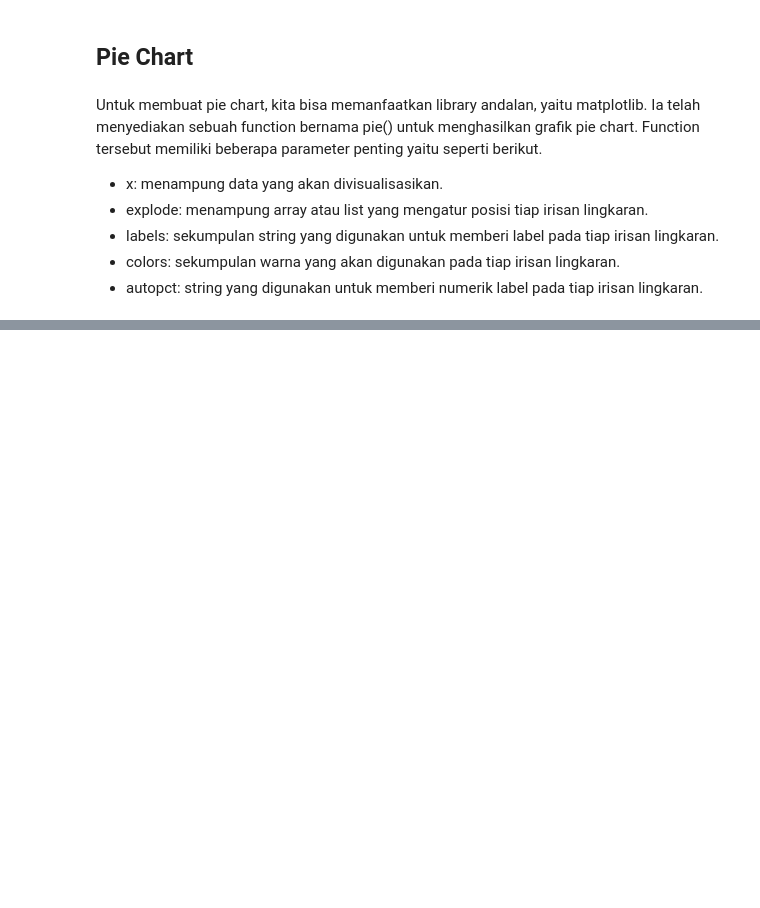
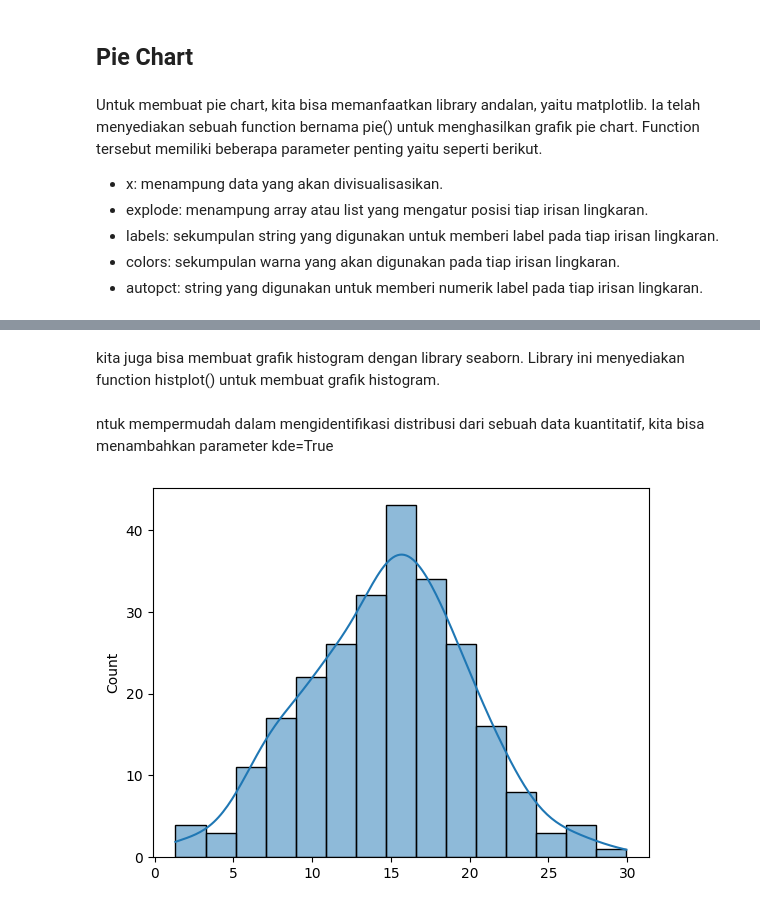
Before and after one commit to fadel11-hub/Data-analyst, a Jupyter notebook: Data_Visualization.ipynb, the cells around one changed output, grey strips where cells are left out. Cells and saved outputs as stored; diff of their text form; code cells hidden in the pictures; blank space fills up the shorter version.

```diff
--- a/Data_Visualization.ipynb
+++ b/Data_Visualization.ipynb
@@ -89,0 +140,11 @@ Untuk membuat pie chart, kita bisa memanfaatkan library andalan, yaitu matplotli
+# %% [markdown]
+kita juga bisa membuat grafik histogram dengan library seaborn. Library ini menyediakan function histplot() untuk membuat grafik histogram.
+# %% [markdown]
+ntuk mempermudah dalam mengidentifikasi distribusi dari sebuah data kuantitatif, kita bisa menambahkan parameter kde=True
+# %%
+import seaborn as sns
+
+sns.histplot(x=x, bins=15, kde=True)
+plt.show()
+# %% [output]
+[figure, added]
```
Also changed, not shown: parts of 33 cells of this notebook.
